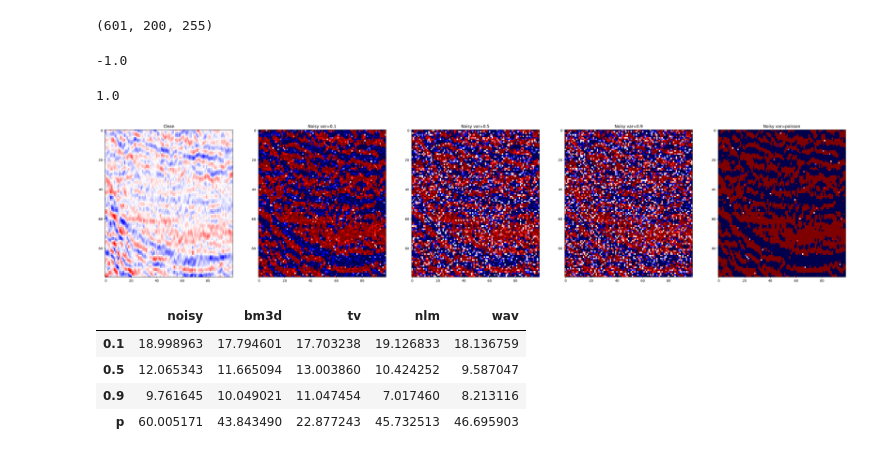
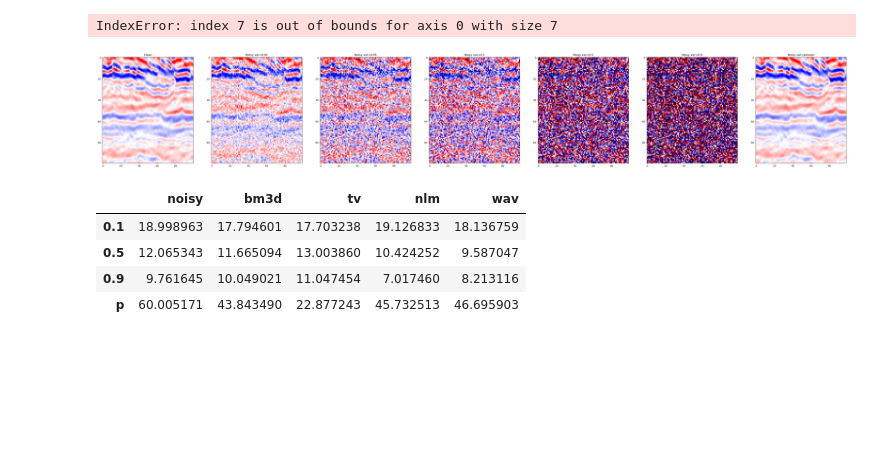
Before and after one commit to jayantb1019/adl_seismic, a Jupyter notebook: notebooks/01_faciesmark_conventional_baseline.ipynb, the cells around one changed output. Cells and saved outputs as stored; diff of their text form; code cells hidden in the pictures; blank space fills up the shorter version.

Commit message:
changed noise sim

```diff
--- a/notebooks/01_faciesmark_conventional_baseline.ipynb
+++ b/notebooks/01_faciesmark_conventional_baseline.ipynb
@@ -9,42 +14,37 @@ import matplotlib.pyplot as plt
 # %%
-SAMPLE_SEISMIC_PATH = './test2_seismic.npy' # using facies mark dataset test set
+!gdown https://drive.google.com/uc?id=161equ89rY4dff3NpE--rhEjk1t2poHMC -O /kaggle/working/adl_seismic/data/faciesmark.zip
+!unzip -o /kaggle/working/adl_seismic/data/faciesmark.zip -d /kaggle/working/adl_seismic/data/.
+
+SAMPLE_SEISMIC_PATH = '../data/faciesmark/test_inline_vol.npy' # using facies mark dataset test set
 clean = np.load(SAMPLE_SEISMIC_PATH)
 # clean = np.random.randn(601,200,255)
-# %%
-clean.shape
-# %% [output]
-(601, 200, 255)
-# %%
-# preprocess
-abs_max = np.percentile(np.abs(clean), 0.99)
-clean_norm = np.clip(clean, -abs_max, abs_max) / abs_max
-
-# sanity check
-display(np.min(clean_norm), np.max(clean_norm))
-# %% [output]
--1.0
-1.0
 # %%
 # add noise
 noise_mode = ['gaussian', 'poisson']
-noise_factors = [0.1,0.5,0.9,'poisson']
+noise_factors = [0.01, 0.05,0.1,0.5,0.9,'poisson', 'mixed']
 
-noisy_1 = random_noise(clean_norm , seed=42, mode = 'gaussian', mean= 0 , var=noise_factors[0], clip=True)
-noisy_2 = random_noise(clean_norm , seed=42, mode = 'gaussian', mean = 0, var=noise_factors[1], clip=True)
-noisy_3 = random_noise(clean_norm , seed=42, mode = 'gaussian', mean =0 , var=noise_factors[2], clip=True)
-noisy_4 = random_noise(clean_norm , seed=42, mode = 'poisson', clip=True)
+noisy_01 = random_noise(clean , seed=42, mode = 'gaussian', mean= 0 , var=noise_factors[0], clip=True)
+noisy_05 = random_noise(clean , seed=42, mode = 'gaussian', mean = 0, var=noise_factors[1], clip=True)
+noisy_1 = random_noise(clean , seed=42, mode = 'gaussian', mean =0 , var=noise_factors[2], clip=True)
+noisy_5 = random_noise(clean , seed=42, mode = 'gaussian', mean =0 , var=noise_factors[3], clip=True)
+noisy_9 = random_noise(clean , seed=42, mode = 'gaussian', mean =0 , var=noise_factors[4], clip=True)
+noisy_p = random_noise(clean , seed=42, mode = 'poisson', clip=True)
+noisy_mixed = random_noise(clean , seed=42, mode = 'poisson', clip=True) + random_noise(clean , seed=42, mode = 'gaussian', mean = 0 , var = 0.05, clip=True)
 
-noisy_norm = [noisy_1, noisy_2, noisy_3, noisy_4]
+noisy = [noisy_01, noisy_05, noisy_1, noisy_5, noisy_9, noisy_p, noisy_mixed]
 # %%
-fig,ax = plt.subplots(ncols=5, figsize=(8*5,8))
+fig,ax = plt.subplots(ncols=len(noisy), figsize=(8*len(noisy),8))
 
 ax[0].imshow(clean[0,100:200,100:200].T, vmin=-1.0, vmax=1.0, aspect='auto', cmap='seismic')
 ax[0].set_title(f'Clean' )
-for i, image in enumerate(noisy_norm) :
-    ax[i+1].imshow(noisy_norm[i][0,100:199,100:200].T, vmin=-1, vmax=1, aspect='auto', cmap='seismic')
+for i, image in enumerate(noisy) :
+    ax[i+1].imshow(noisy[i][0,100:199,100:200].T, vmin=-1, vmax=1, aspect='auto', cmap='seismic')
     ax[i+1].set_title(f'Noisy var={noise_factors[i]}' )
+    if i == len(noisy) -1  :
+        break
 # %% [output]
+IndexError: index 7 is out of bounds for axis 0 with size 7
-[figure, old version]
+[figure, new version]
 # %%
 def denoise_bm3d(noisy, var, mode='2d') :
     denoised = np.zeros_like(noisy)
```
Also changed, not shown: parts of 7 cells of this notebook, 8 other files.
